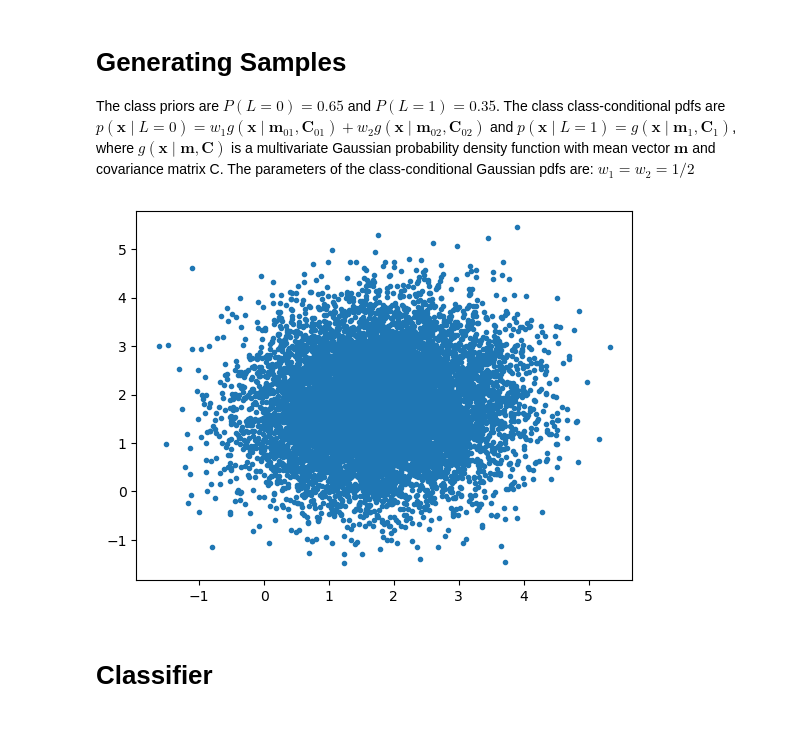
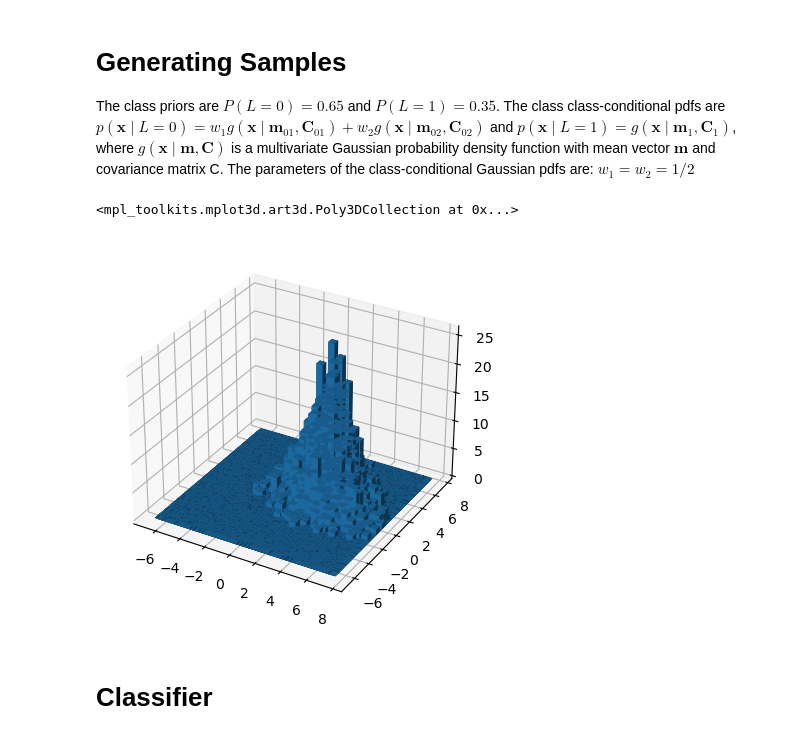
Before and after one commit to Alol2565/Introduction-to-ML-and-Pattern-Recognition, a Jupyter notebook: HW2/Q1/Q1.ipynb, the cells around one changed output. Cells and saved outputs as stored; diff of their text form; code cells hidden in the pictures.

```diff
--- a/HW2/Q1/Q1.ipynb
+++ b/HW2/Q1/Q1.ipynb
@@ -24,14 +24,31 @@ labels = np.random.choice([0, 1], sample_size, p)
 samples = np.zeros((2, sample_size))
 for i in range(sample_size):
     if(labels[i]):
-        samples[:,i] = (w1 * np.random.multivariate_normal(m_01, c_01) + w2 * np.random.multivariate_normal(m_02, c_02))
+        if(np.random.choice([0, 1])):
+            samples[:, i] = np.random.multivariate_normal(m_01, c_01)
+        else:
+            samples[:, i] = np.random.multivariate_normal(m_02, c_02)
     else:
-        samples[:,i] = (np.random.multivariate_normal(m_1, c_1))
+        samples[:, i] = (np.random.multivariate_normal(m_1, c_1))
-# %%
-plt.plot(samples[0], samples[1], '.')
-plt.show()
-# %% [output]
-[figure, removed]
+# %%
+fig = plt.figure()
+ax = fig.add_subplot(projection='3d')
+hist, xedges, yedges = np.histogram2d(samples[0], samples[1], bins=100, range=[[-7, 7], [-7, 7]])
+
+# Construct arrays for the anchor positions of the 16 bars.
+xpos, ypos = np.meshgrid(xedges[:-1] + 0.25, yedges[:-1] + 0.25, indexing="ij")
+xpos = xpos.ravel()
+ypos = ypos.ravel()
+zpos = 0
+
+# Construct arrays with the dimensions for the 16 bars.
+dx = dy = 0.5 * np.ones_like(zpos)
+dz = hist.ravel()
+
+ax.bar3d(xpos, ypos, zpos, dx, dy, dz, zsort='average')
+# %% [output]
+<mpl_toolkits.mplot3d.art3d.Poly3DCollection at 0x...>
+[figure, added]
 # %% [markdown]
 # Classifier
 # %%
```
Also changed, not shown: parts of 8 cells of this notebook, 1 other file.
